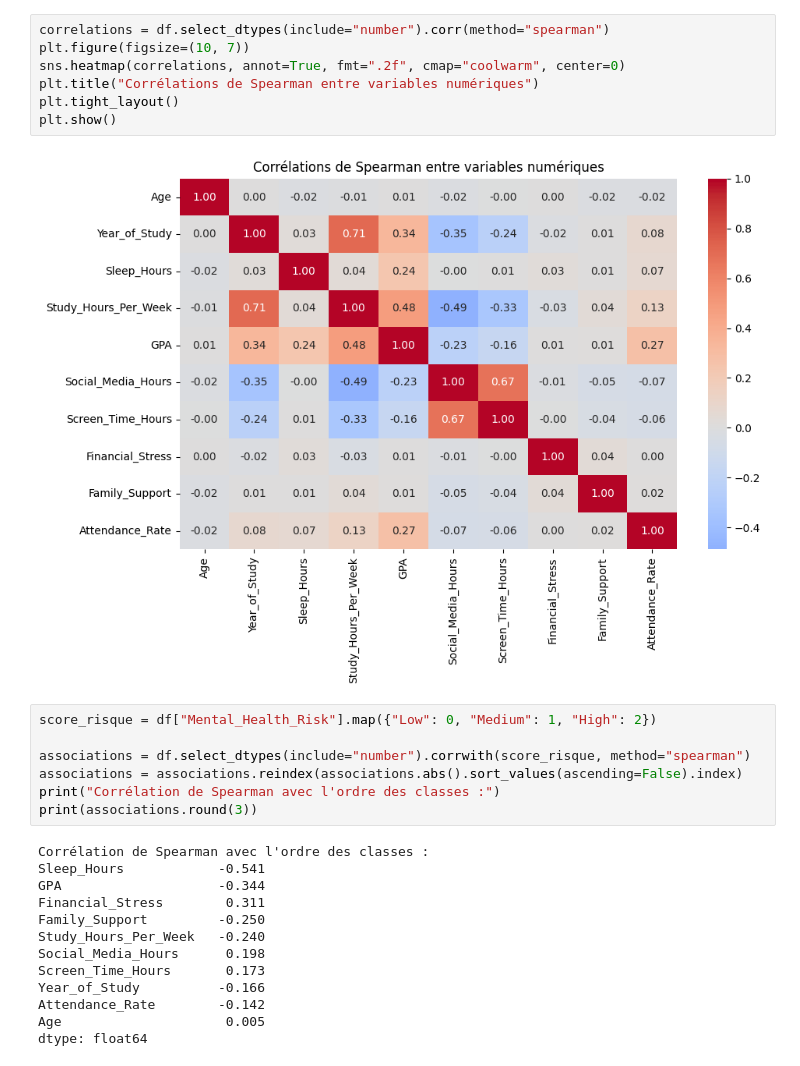
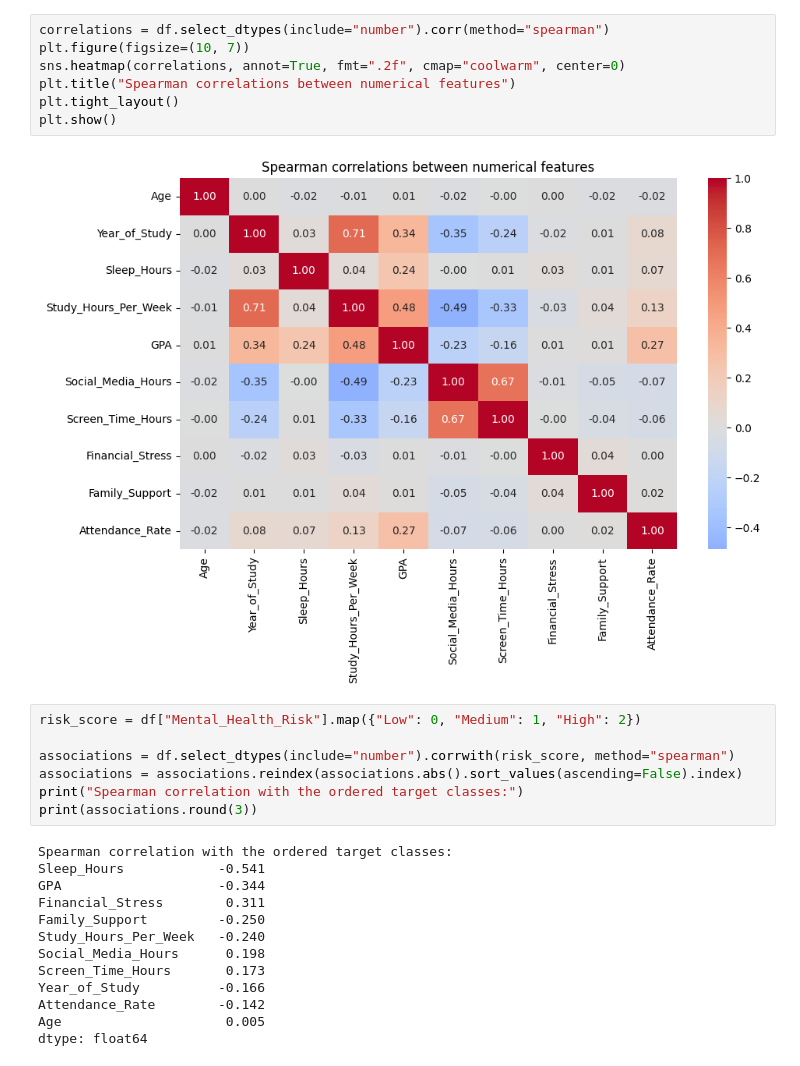
Before and after one commit to zakaryahari/student-mental-health-risk-prediction, a Jupyter notebook: notebooks/01_EDA_Student_Mental_Health.ipynb, the cells around one changed output. Saved outputs shown, nothing was run; the diff lists cells and outputs as text.

```diff
--- a/notebooks/01_EDA_Student_Mental_Health.ipynb
+++ b/notebooks/01_EDA_Student_Mental_Health.ipynb
@@ -252,21 +252,21 @@ for col in ["Gender", "Physical_Activity", "Diet_Quality", "Part_Time_Job", "Pre
 # %%
 correlations = df.select_dtypes(include="number").corr(method="spearman")
 plt.figure(figsize=(10, 7))
 sns.heatmap(correlations, annot=True, fmt=".2f", cmap="coolwarm", center=0)
-plt.title("Corrélations de Spearman entre variables numériques")
+plt.title("Spearman correlations between numerical features")
 plt.tight_layout()
 plt.show()
 # %% [output]
-[figure, old version]
+[figure, new version]
 # %%
-score_risque = df["Mental_Health_Risk"].map({"Low": 0, "Medium": 1, "High": 2})
+risk_score = df["Mental_Health_Risk"].map({"Low": 0, "Medium": 1, "High": 2})
 
-associations = df.select_dtypes(include="number").corrwith(score_risque, method="spearman")
+associations = df.select_dtypes(include="number").corrwith(risk_score, method="spearman")
 associations = associations.reindex(associations.abs().sort_values(ascending=False).index)
-print("Corrélation de Spearman avec l'ordre des classes :")
+print("Spearman correlation with the ordered target classes:")
 print(associations.round(3))
 # %% [output]
-Corrélation de Spearman avec l'ordre des classes :
+Spearman correlation with the ordered target classes:
 Sleep_Hours            -0.541
 GPA                    -0.344
 Financial_Stress        0.311
```
Also changed, not shown: parts of 14 cells of this notebook.
